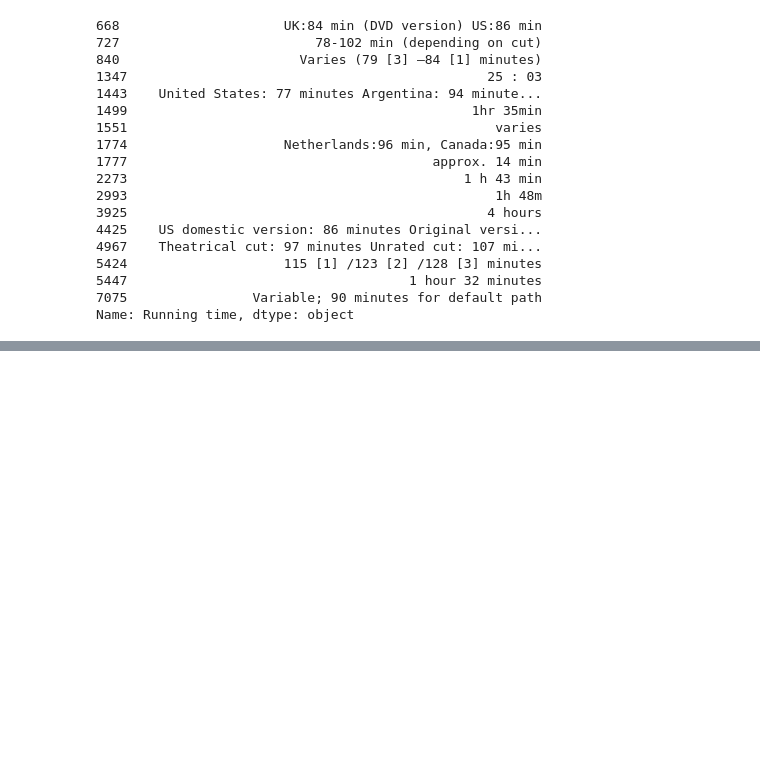
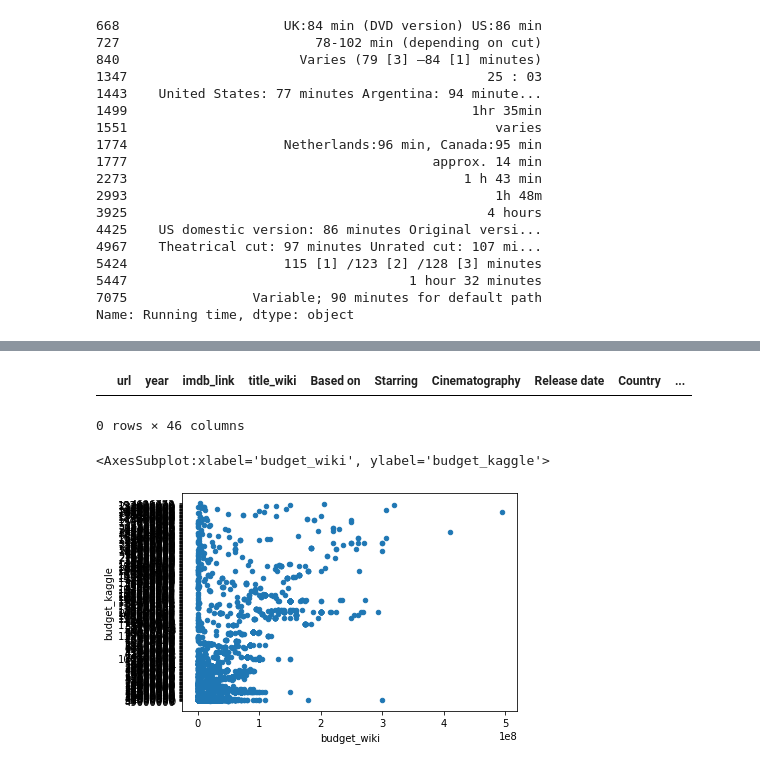
Before and after one commit to Lisa-Floading/Movies-ETL, a Jupyter notebook: Movies-ETL.ipynb, the cells around one changed output, grey strips where cells are left out. Cells and saved outputs as stored; diff of their text form; code cells hidden in the pictures; blank space fills up the shorter version.

Commit message:
Merged Wikipedia and Kaggle Data

```diff
--- a/Movies-ETL.ipynb
+++ b/Movies-ETL.ipynb
@@ -656,3 +646,6 @@ wiki_movies_df['running_time'] = running_time_extract.apply(lambda row: row[0]*6
 # %%
 #drop run time
 wiki_movies_df.drop('Running time', axis=1, inplace=True)
+# %%
+ #Read csv with kaggle data
+kaggle_metadata = pd.read_csv('movies_metadata.csv', low_memory=False)
@@ -658,0 +655,5 @@ wiki_movies_df.drop('Running time', axis=1, inplace=True)
+# %%
+#Merge dataframes on ID and show first five with head()
+#There are seven pairs of columns with redundant information
+movies_df = pd.merge(wiki_movies_df, kaggle_metadata, on='imdb_id', suffixes=['_wiki','_kaggle'])
+movies_df.head()
@@ -658,0 +716,7 @@ wiki_movies_df.drop('Running time', axis=1, inplace=True)
+# %%
+#Since the Kaggle data is probably the one we are going with, we need to confirm there are no missing titles
+# Show any rows where title_kaggle is empty
+movies_df[(movies_df['title_kaggle'] == '') | (movies_df['title_kaggle'].isnull())]
+# %% [output]
+|  | url | year | imdb_link | title_wiki | Based on | Starring | Cinematography | Release date | Country | ... |
+0 rows × 46 columns
@@ -658,0 +725,6 @@ wiki_movies_df.drop('Running time', axis=1, inplace=True)
+# %%
+# Since budget_wiki and budget_kaggle are numeric, we'll make another scatter plot to compare the values:
+movies_df.fillna(0).plot(x='budget_wiki',y='budget_kaggle', kind='scatter')
+# %% [output]
+<AxesSubplot:xlabel='budget_wiki', ylabel='budget_kaggle'>
+[figure, added]
```
Also changed, not shown: parts of 25 cells of this notebook.
